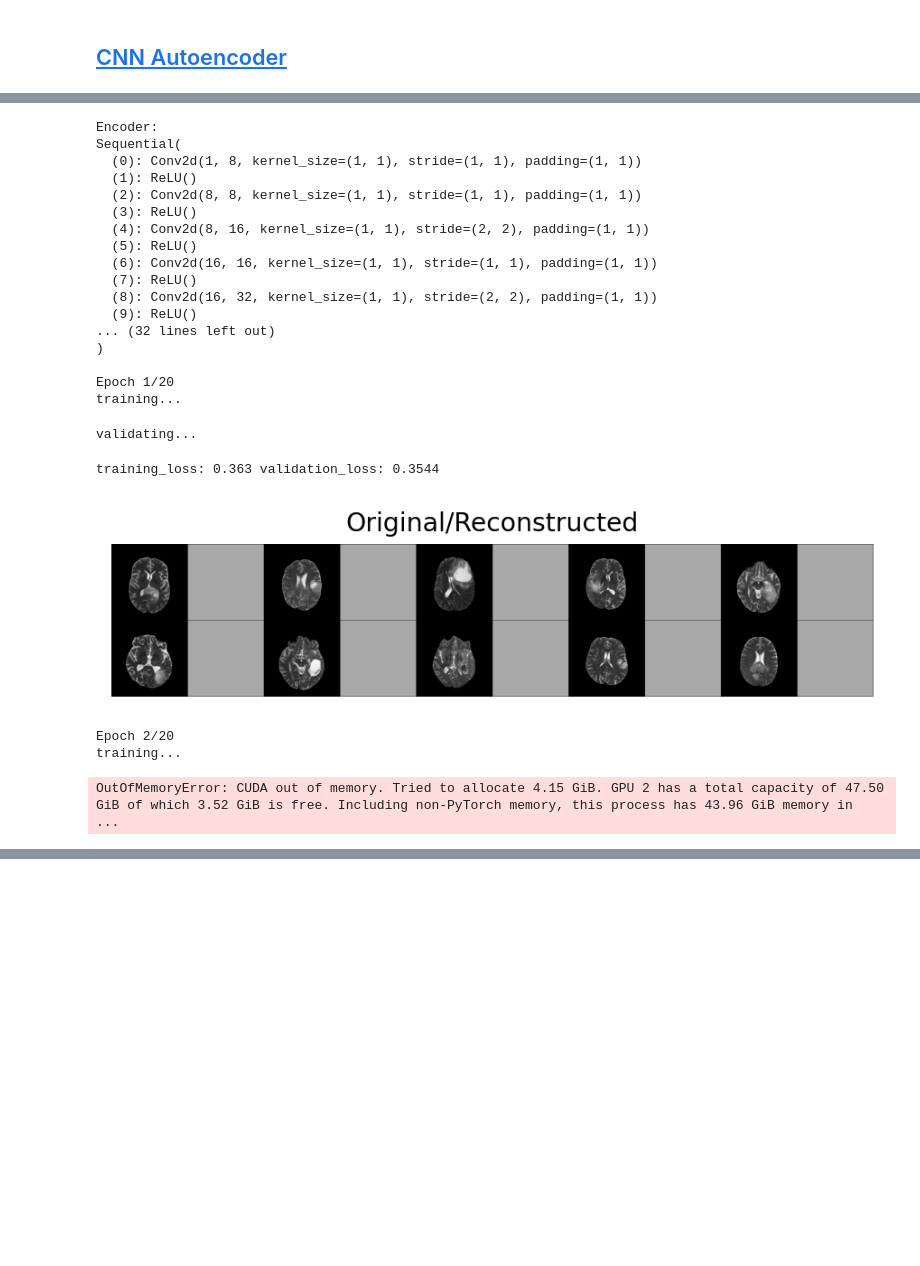
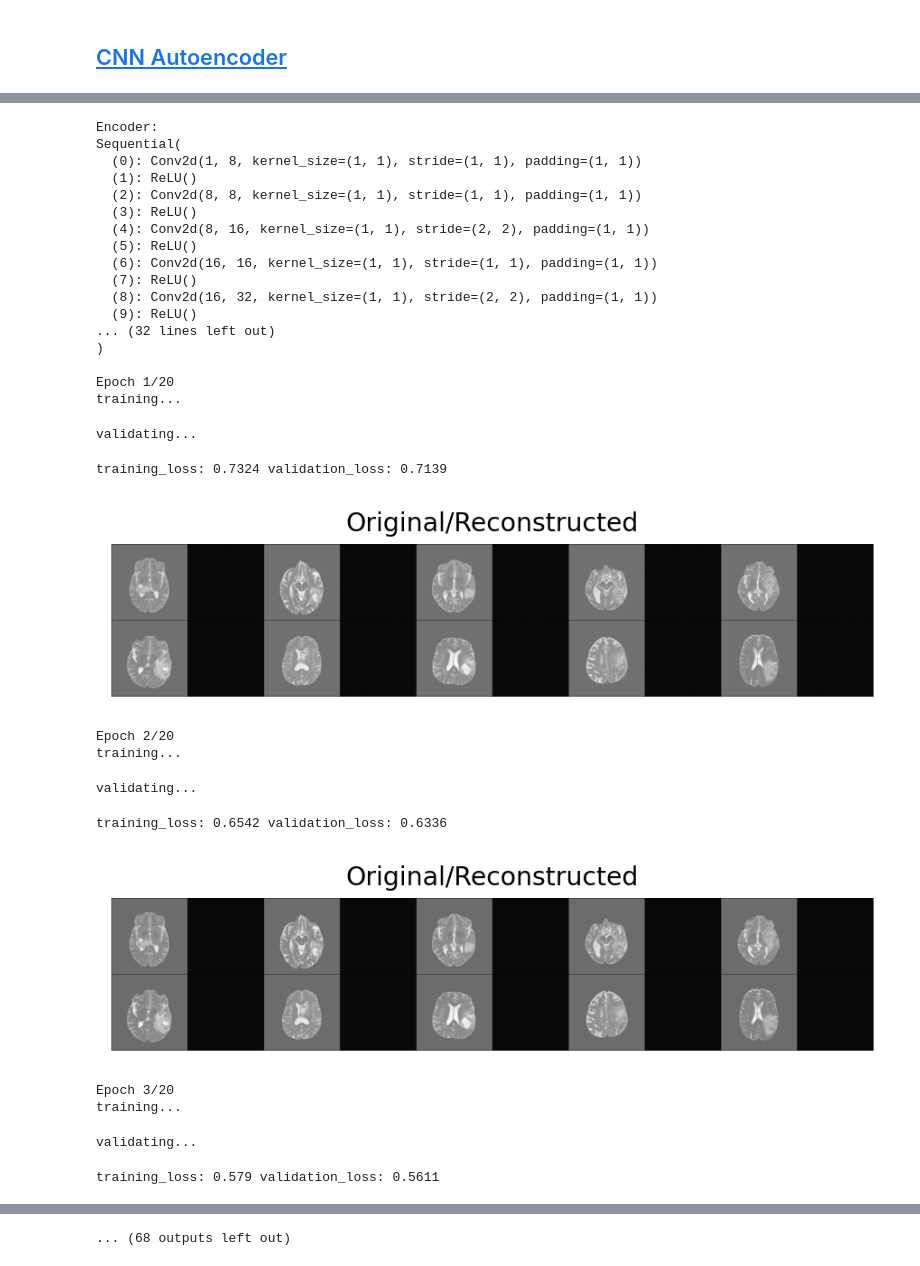
Before and after one commit to yyexela/EE577_Project, a Jupyter notebook: notebooks/cnn_autoencoder_UPENN.ipynb, the cells around one changed output, grey strips where cells are left out. Cells and saved outputs as stored; diff of their text form; code cells hidden in the pictures; blank space fills up the shorter version.

```diff
--- a/notebooks/cnn_autoencoder_UPENN.ipynb
+++ b/notebooks/cnn_autoencoder_UPENN.ipynb
@@ -26,6 +26,5 @@ if torch.cuda.is_available():
     config.device = 'cuda:2' # use GPU #3
     print('Running on the GPU')
 else:
-    config.device = 'cpu'
-    print('Running on the CPU')
+    print(f'Running on {config.device}')
 # %% [output]
@@ -71,7 +70,7 @@ training_images = full_images[0:split_idx]
 validation_images = full_images[split_idx:]
 
 #  extracting test images for visualization purposes
-test_images = validation_images[0:10]
+test_images = torch.cat([training_images[0:5], validation_images[0:5]],dim=0)
 
 #  creating pytorch datasets
 training_data = datasets.CustomDataset(training_images, transforms=transforms.Compose([]))
@@ -81,35 +80,41 @@ validation_data = datasets.CustomDataset(validation_images, transforms=transform
 test_data = datasets.CustomDataset(test_images, transforms=transforms.Compose([]))
 
 #  training model
 model = models.ConvolutionalAutoencoder(models.UPENNAutoencoder(
     models.UPENNEncoder(in_channels=1,out_channels=8,img_len=240,latent_dim=2000),
     models.UPENNDecoder(in_channels=1,out_channels=8,img_len=240,latent_dim=2000)),
     in_channels=1,
     img_len = 240)
 
 log_dict = model.train(nn.MSELoss(), epochs=20, batch_size=128,
     training_set=training_data, validation_set=validation_data, test_set=test_data)
 # %% [output]
 Encoder:
 Sequential(
   (0): Conv2d(1, 8, kernel_size=(1, 1), stride=(1, 1), padding=(1, 1))
   (1): ReLU()
   (2): Conv2d(8, 8, kernel_size=(1, 1), stride=(1, 1), padding=(1, 1))
   (3): ReLU()
   (4): Conv2d(8, 16, kernel_size=(1, 1), stride=(2, 2), padding=(1, 1))
   (5): ReLU()
   (6): Conv2d(16, 16, kernel_size=(1, 1), stride=(1, 1), padding=(1, 1))
   (7): ReLU()
   (8): Conv2d(16, 32, kernel_size=(1, 1), stride=(2, 2), padding=(1, 1))
   (9): ReLU()
 ... (32 lines left out)
 )
 
 Epoch 1/20
 training...
 validating...
-training_loss: 0.363 validation_loss: 0.3544
+training_loss: 0.7324 validation_loss: 0.7139
-[figure, old version]
+[figure, new version]
 Epoch 2/20
 training...
-OutOfMemoryError: CUDA out of memory. Tried to allocate 4.15 GiB. GPU 2 has a total capacity of 47.50 GiB of which 3.52 GiB is free. Including non-PyTorch memory, this process has 43.96 GiB memory in  ...
+validating...
+training_loss: 0.6542 validation_loss: 0.6336
+[figure, added]
+Epoch 3/20
+training...
+validating...
+training_loss: 0.579 validation_loss: 0.5611
@@ -116,3 +122,4 @@ OutOfMemoryError: CUDA out of memory. Tried to allocate 4.15 GiB. GPU 2 has a to
+... (68 outputs left out)
 # %%
 
 
```
Also changed, not shown: parts of 2 cells of this notebook, 27 other files.
